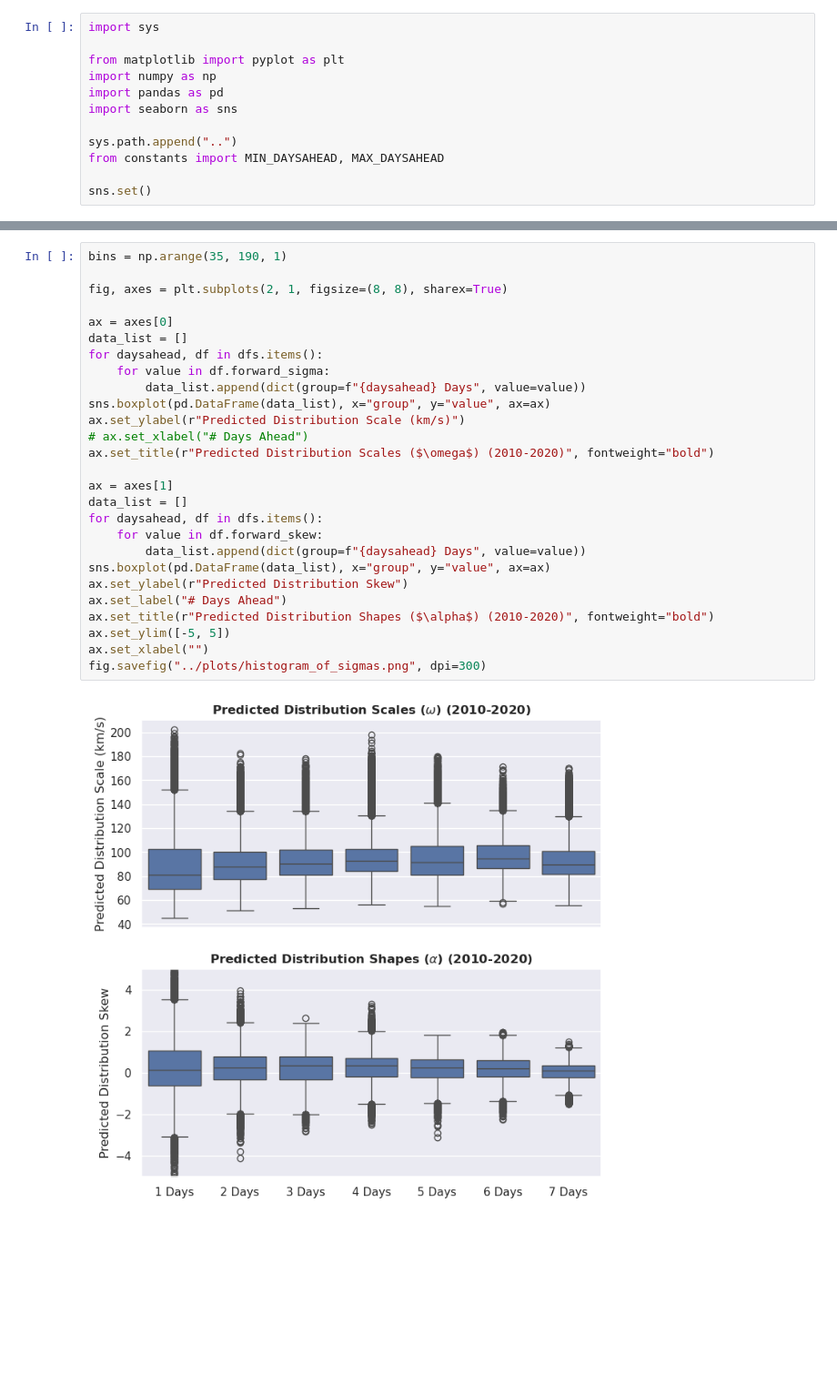
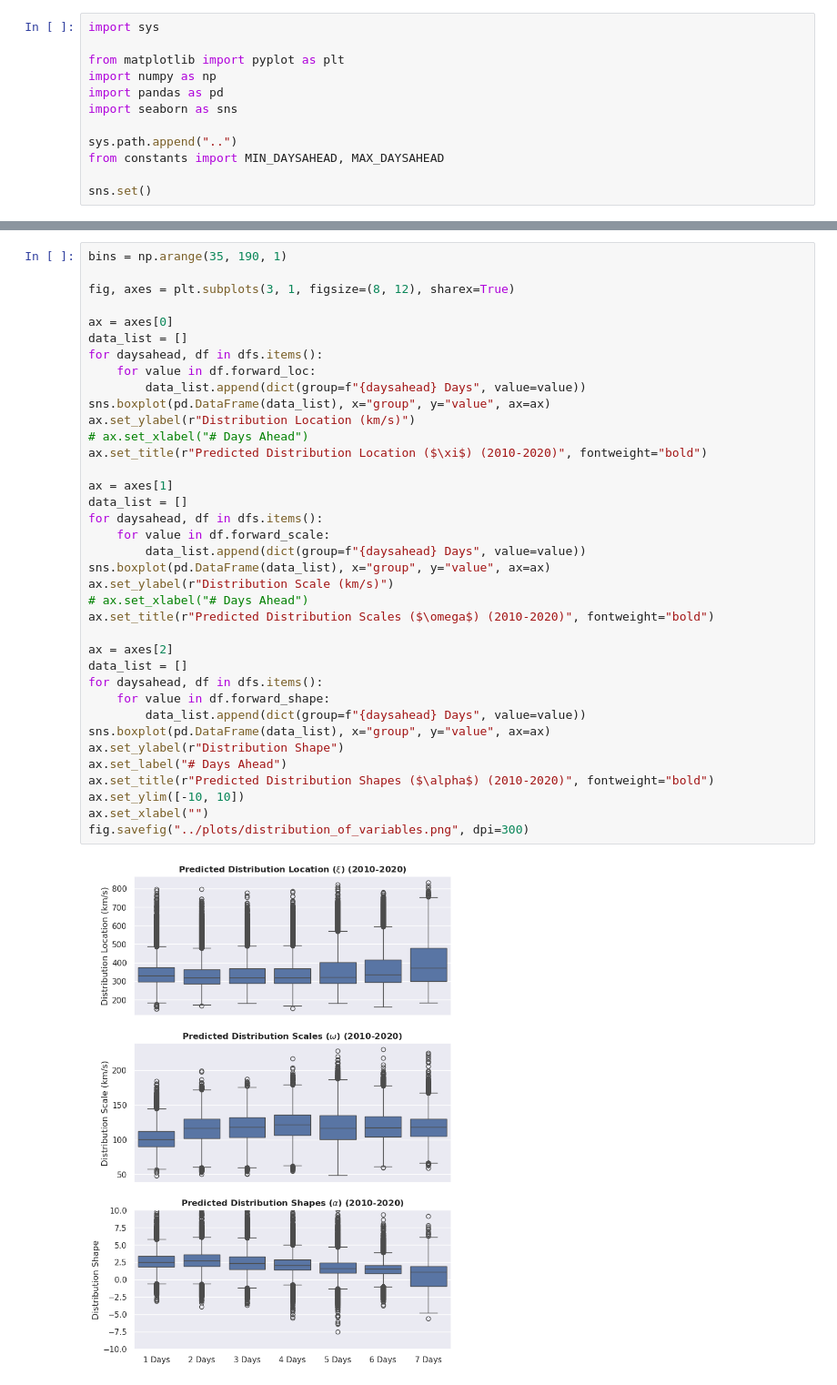
Before and after one commit to ddasilva/wsa_knn_uncertainty_v2, a Jupyter notebook: notebooks/Distribution of Sigmas.ipynb, the cells around one changed output, grey strips where cells are left out. Shown at 91% size. Cells and saved outputs as stored; diff of their text form; blank space fills up the shorter version.

```diff
--- a/notebooks/Distribution of Sigmas.ipynb
+++ b/notebooks/Distribution of Sigmas.ipynb
@@ -33,29 +33,39 @@ dfs[1].head()
 # %%
 bins = np.arange(35, 190, 1)
 
-fig, axes = plt.subplots(2, 1, figsize=(8, 8), sharex=True)
+fig, axes = plt.subplots(3, 1, figsize=(8, 12), sharex=True)
 
 ax = axes[0]
 data_list = []
 for daysahead, df in dfs.items():
-    for value in df.forward_sigma:
+    for value in df.forward_loc:
         data_list.append(dict(group=f"{daysahead} Days", value=value))
 sns.boxplot(pd.DataFrame(data_list), x="group", y="value", ax=ax)
-ax.set_ylabel(r"Predicted Distribution Scale (km/s)")
+ax.set_ylabel(r"Distribution Location (km/s)")
 # ax.set_xlabel("# Days Ahead")
-ax.set_title(r"Predicted Distribution Scales ($\omega$) (2010-2020)", fontweight="bold")
+ax.set_title(r"Predicted Distribution Location ($\xi$) (2010-2020)", fontweight="bold")
 
 ax = axes[1]
 data_list = []
 for daysahead, df in dfs.items():
-    for value in df.forward_skew:
+    for value in df.forward_scale:
         data_list.append(dict(group=f"{daysahead} Days", value=value))
 sns.boxplot(pd.DataFrame(data_list), x="group", y="value", ax=ax)
-ax.set_ylabel(r"Predicted Distribution Skew")
+ax.set_ylabel(r"Distribution Scale (km/s)")
+# ax.set_xlabel("# Days Ahead")
+ax.set_title(r"Predicted Distribution Scales ($\omega$) (2010-2020)", fontweight="bold")
+
+ax = axes[2]
+data_list = []
+for daysahead, df in dfs.items():
+    for value in df.forward_shape:
+        data_list.append(dict(group=f"{daysahead} Days", value=value))
+sns.boxplot(pd.DataFrame(data_list), x="group", y="value", ax=ax)
+ax.set_ylabel(r"Distribution Shape")
 ax.set_label("# Days Ahead")
 ax.set_title(r"Predicted Distribution Shapes ($\alpha$) (2010-2020)", fontweight="bold")
-ax.set_ylim([-5, 5])
+ax.set_ylim([-10, 10])
 ax.set_xlabel("")
-fig.savefig("../plots/histogram_of_sigmas.png", dpi=300)
+fig.savefig("../plots/distribution_of_variables.png", dpi=300)
 # %% [output]
-[figure, old version]
+[figure, new version]
```
Also changed, not shown: parts of 1 cell of this notebook, 9 other files.
